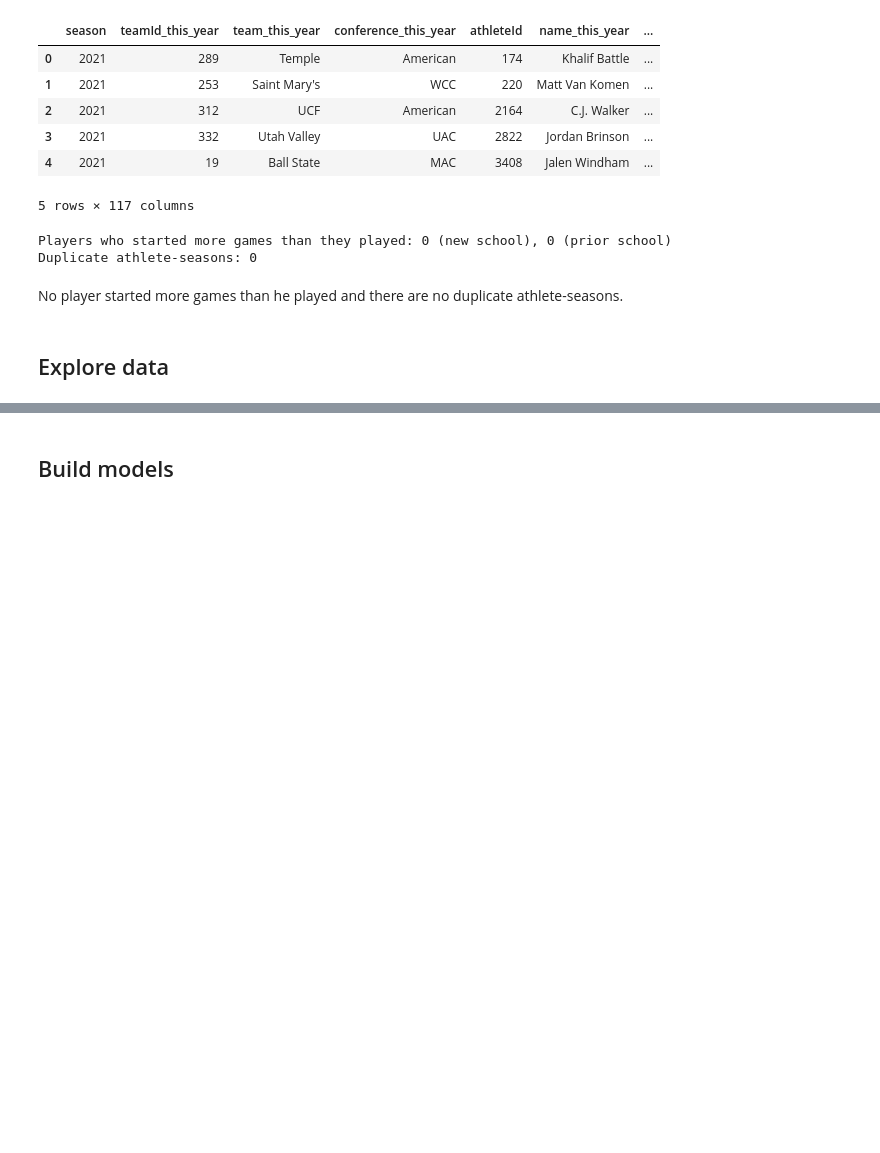
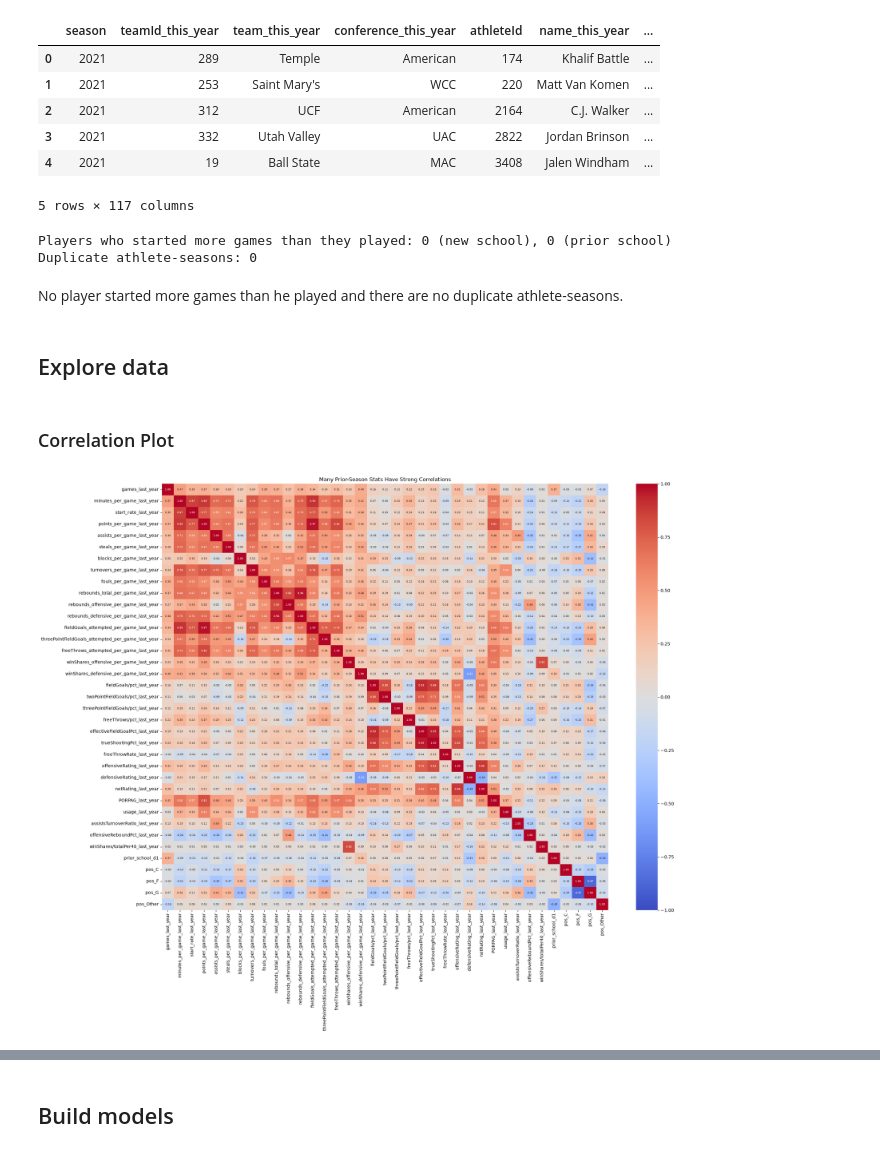
Before and after one commit to eviemcmahan/ds_3001_project_team_6, a Jupyter notebook: notebook.ipynb, the cells around one changed output, grey strips where cells are left out. Cells and saved outputs as stored; diff of their text form; code cells hidden in the pictures; blank space fills up the shorter version.

```diff
--- a/notebook.ipynb
+++ b/notebook.ipynb
@@ -930,8 +935,8 @@ print(f"Duplicate athlete-seasons: {transfers_d1.duplicated(['athleteId', 'seaso
 # %% [output]
 Players who started more games than they played: 0 (new school), 0 (prior school)
 Duplicate athlete-seasons: 0
-# %% [markdown]
-No player started more games than he played and there are no duplicate athlete-seasons.
+# %% [markdown]
+No player started more games than he played and there are no duplicate athlete-seasons.
 # %% [markdown]
 ## Explore data
 # %%
@@ -938,0 +945,15 @@ No player started more games than he played and there are no duplicate athlete-s
+# %% [markdown]
+### Correlation Plot
+# %%
+import seaborn as sns
+import matplotlib.pyplot as plt
+
+corr = transfers_d1[candidate_features].corr() # Correlations of possible feature variables
+
+plt.figure(figsize=(22, 18)) # Large plot to fit numbers
+sns.heatmap(corr, annot=True, fmt='.2f', annot_kws={"size": 6}, cmap='coolwarm', center=0, vmin=-1, vmax=1) # Plot correlation
+plt.title('Many Prior-Season Stats Have Strong Correlations')
+plt.tight_layout()
+plt.show()
+# %% [output]
+[figure, added]
```
Also changed, not shown: parts of 71 cells of this notebook.
